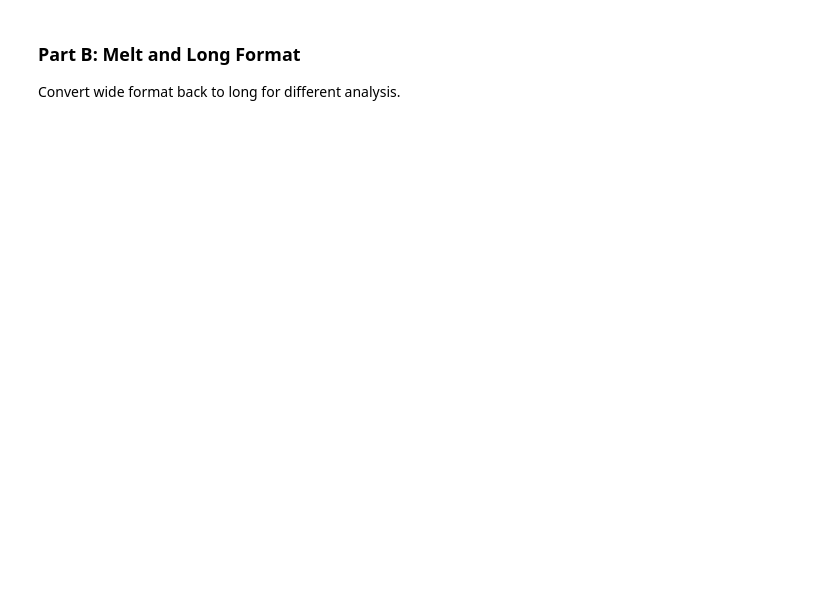
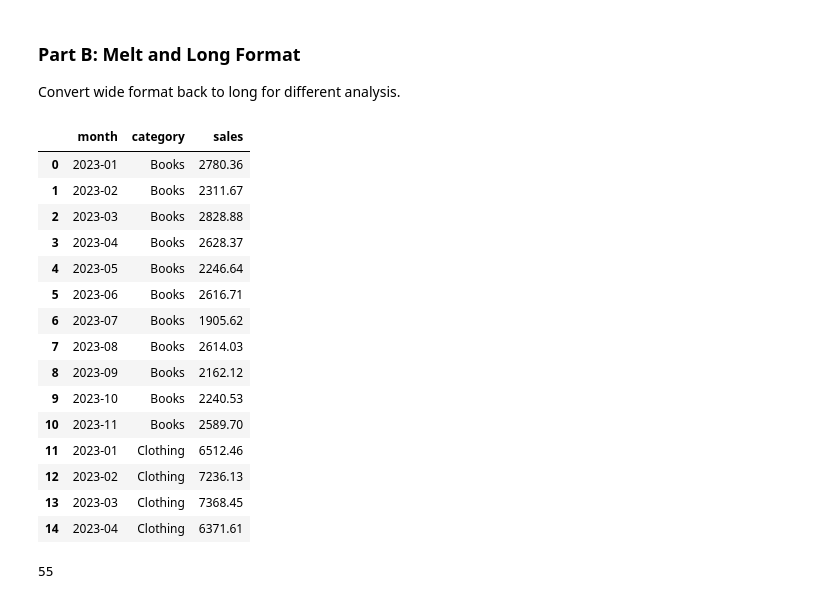
Before and after one commit to UCSF-DataSci/ds217-06-wrangling-jiaxin-su1, a Jupyter notebook: assignment.ipynb, the cells around one changed output. Saved outputs shown, nothing was run; the diff lists cells and outputs as text; code cells hidden in the pictures; blank space fills up the shorter version.

```diff
--- a/assignment.ipynb
+++ b/assignment.ipynb
@@ -369,12 +464,31 @@ Convert wide format back to long for different analysis.
 # %%
 # Reset index to make month a column
 sales_wide = sales_pivot.reset_index()
 
 # TODO: Melt to convert category columns back to rows
 # Hint: pd.melt(df, id_vars=['month'], var_name='category', value_name='sales')
-sales_long = None
+sales_long = pd.melt(sales_wide, id_vars=['month'], var_name='category', value_name='sales')
 
 display(sales_long.head(15))
+len(sales_long)
+# %% [output]
+|  | month | category | sales |
+| 0 | 2023-01 | Books | 2780.36 |
+| 1 | 2023-02 | Books | 2311.67 |
+| 2 | 2023-03 | Books | 2828.88 |
+| 3 | 2023-04 | Books | 2628.37 |
+| 4 | 2023-05 | Books | 2246.64 |
+| 5 | 2023-06 | Books | 2616.71 |
+| 6 | 2023-07 | Books | 1905.62 |
+| 7 | 2023-08 | Books | 2614.03 |
+| 8 | 2023-09 | Books | 2162.12 |
+| 9 | 2023-10 | Books | 2240.53 |
+| 10 | 2023-11 | Books | 2589.70 |
+| 11 | 2023-01 | Clothing | 6512.46 |
+| 12 | 2023-02 | Clothing | 7236.13 |
+| 13 | 2023-03 | Clothing | 7368.45 |
+| 14 | 2023-04 | Clothing | 6371.61 |
+55
 # %%
 # TODO: Calculate summary statistics using the long format
 # Group by category and calculate total sales, average monthly sales
```
Also changed, not shown: parts of 14 cells of this notebook, 3 other files.
